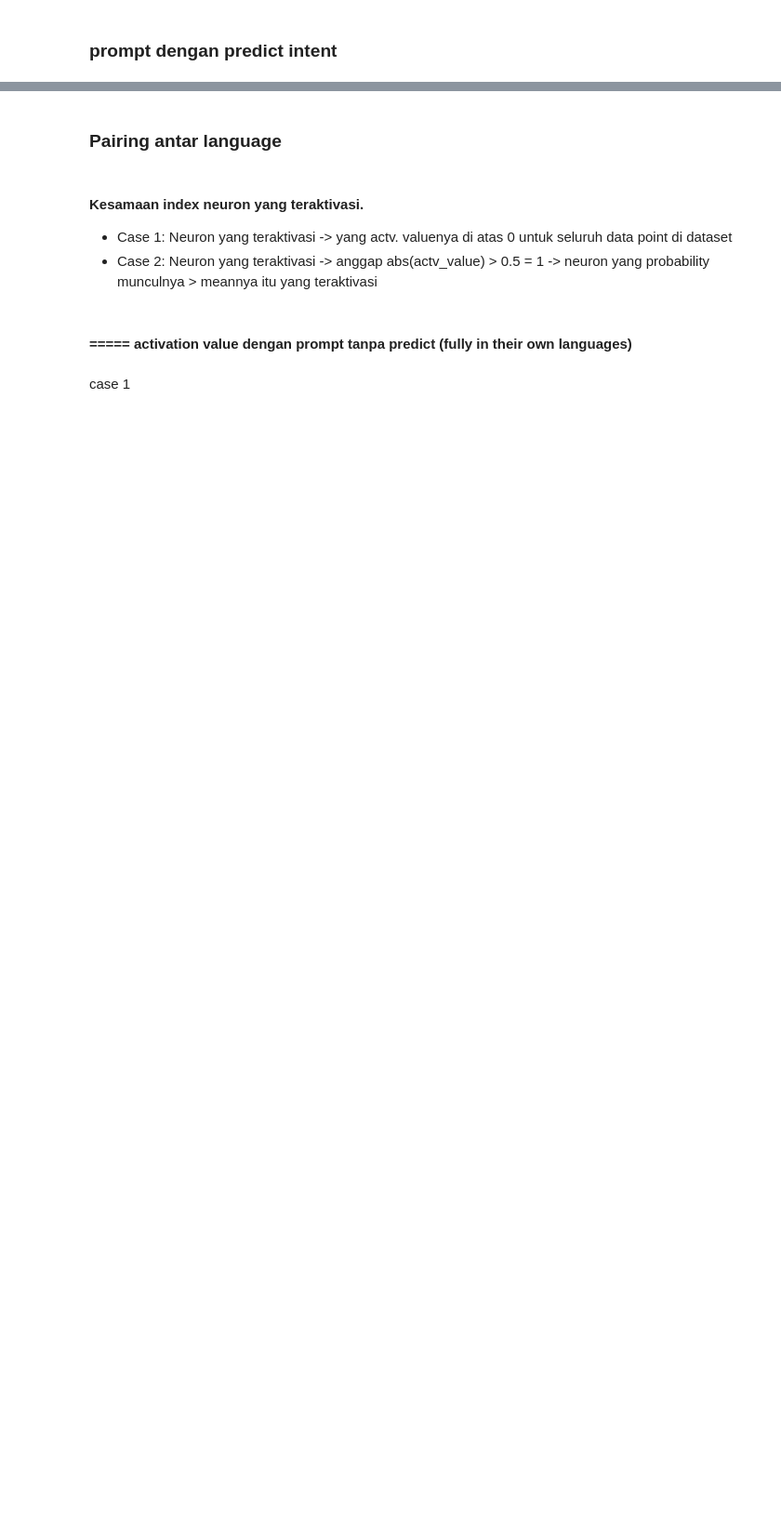
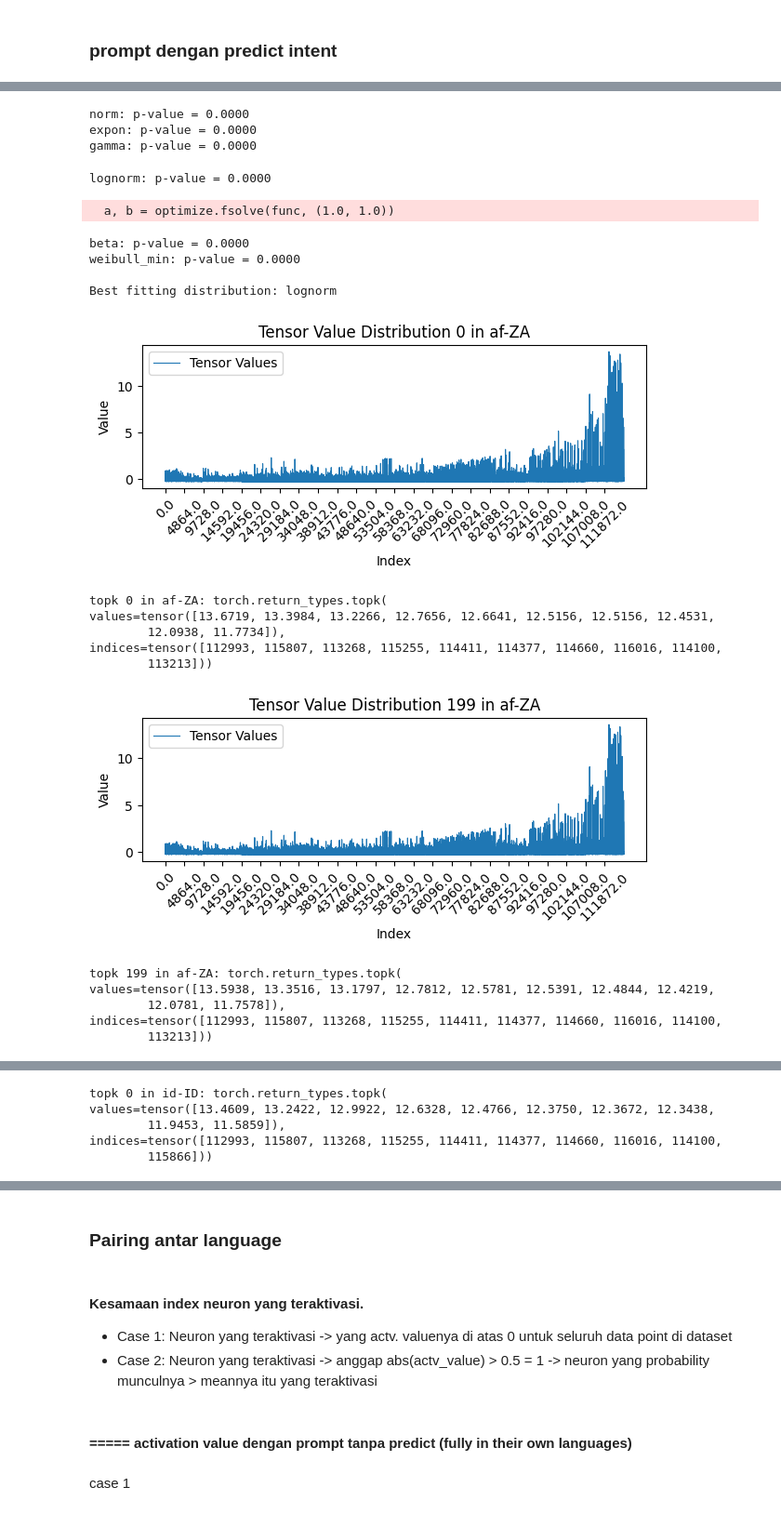
Before and after one commit to tauimbz/lang-task-neuron, a Jupyter notebook: neuron-language-pair.ipynb, the cells around one changed output, grey strips where cells are left out. Shown at 93% size. Saved outputs shown, nothing was run; the diff lists cells and outputs as text; code cells hidden in the pictures; blank space fills up the shorter version.

Commit message:
Kaggle Notebook | neuron_language_pair | Version 3

```diff
--- a/neuron-language-pair.ipynb
+++ b/neuron-language-pair.ipynb
@@ -503,3 +254,0 @@ from torchtyping import TensorType as TT
-# %%
-tokens = model.to_tokens(example_prompt, prepend_bos=True)
-tokens
@@ -803,9 +500,3 @@ def register_hook(infer_model, handlers): #gadipake
-# %%
-def remove_hooks(handlers):
-    for handler in handlers:
-        handler.remove()
-    handlers.clear()
-    return handlers
 # %%
 clean_hooks()
 # %%
@@ -1189,6 +1123,0 @@ Note: you may need to restart the kernel to use updated packages.
-# %%
-from fitter import Fitter
-
-f = Fitter(full_languages_raw_values[0][0][0])
-f.fit()
-f.summary()
@@ -1203,22 +1123,0 @@ f.summary()
-# %%
-import numpy as np
-import scipy.stats as stats
-
-# List of distributions to test
-distributions = ["norm", "expon", "gamma", "lognorm", "beta", "weibull_min"]
-
-best_fit = None
-best_pvalue = 0
-
-for dist_name in distributions:
-    dist = getattr(stats, dist_name)
-    params = dist.fit(full_languages_raw_values[0][0][0])  # Fit distribution to data
-    stat, p_value = stats.kstest(full_languages_raw_values[0][0][0], dist_name, args=params)  # KS test
-
-    print(f"{dist_name}: p-value = {p_value:.4f}")
-
-    if p_value > best_pvalue:
-        best_pvalue = p_value
-        best_fit = dist_name
-
-print(f"\nBest fitting distribution: {best_fit}")
@@ -1309,0 +1273,8 @@ class NeuronActValues:
+# %%
+full_languages_raw_values = torch.load("raw_qwen05_predict_massive200.pt")
+print(full_languages_raw_values.shape)
+a_lang = 0
+print(f"lang 0")
+visualize_stats(full_languages_raw_values, a_lang, a_row=0)
+compare_hist(full_languages_raw_values, num_layer=24, lang1=0, row1=0, lang2=19, row2=199, lang_dict=massive_lang_dict)
+# %% [output]
@@ -1309,0 +1290,21 @@ class NeuronActValues:
+norm: p-value = 0.0000
+expon: p-value = 0.0000
+gamma: p-value = 0.0000
+lognorm: p-value = 0.0000
+  a, b = optimize.fsolve(func, (1.0, 1.0))
+beta: p-value = 0.0000
+weibull_min: p-value = 0.0000
+
+Best fitting distribution: lognorm
+[figure, added]
+topk 0 in af-ZA: torch.return_types.topk(
+values=tensor([13.6719, 13.3984, 13.2266, 12.7656, 12.6641, 12.5156, 12.5156, 12.4531,
+        12.0938, 11.7734]),
+indices=tensor([112993, 115807, 113268, 115255, 114411, 114377, 114660, 116016, 114100,
+        113213]))
+[figure, added]
+topk 199 in af-ZA: torch.return_types.topk(
+values=tensor([13.5938, 13.3516, 13.1797, 12.7812, 12.5781, 12.5391, 12.4844, 12.4219,
+        12.0781, 11.7578]),
+indices=tensor([112993, 115807, 113268, 115255, 114411, 114377, 114660, 116016, 114100,
+        113213]))
@@ -1309,0 +1312,5 @@ class NeuronActValues:
+topk 0 in id-ID: torch.return_types.topk(
+values=tensor([13.4609, 13.2422, 12.9922, 12.6328, 12.4766, 12.3750, 12.3672, 12.3438,
+        11.9453, 11.5859]),
+indices=tensor([112993, 115807, 113268, 115255, 114411, 114377, 114660, 116016, 114100,
+        115866]))
```
Also changed, not shown: parts of 208 cells of this notebook.
